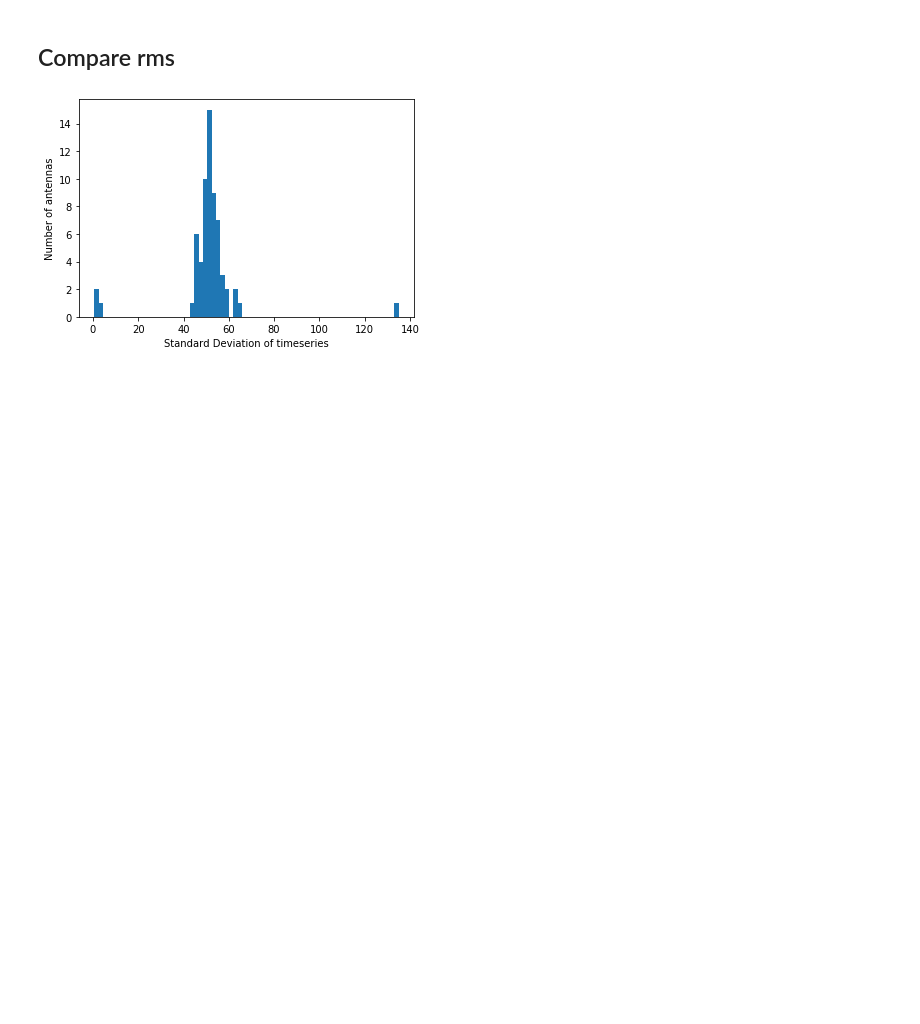
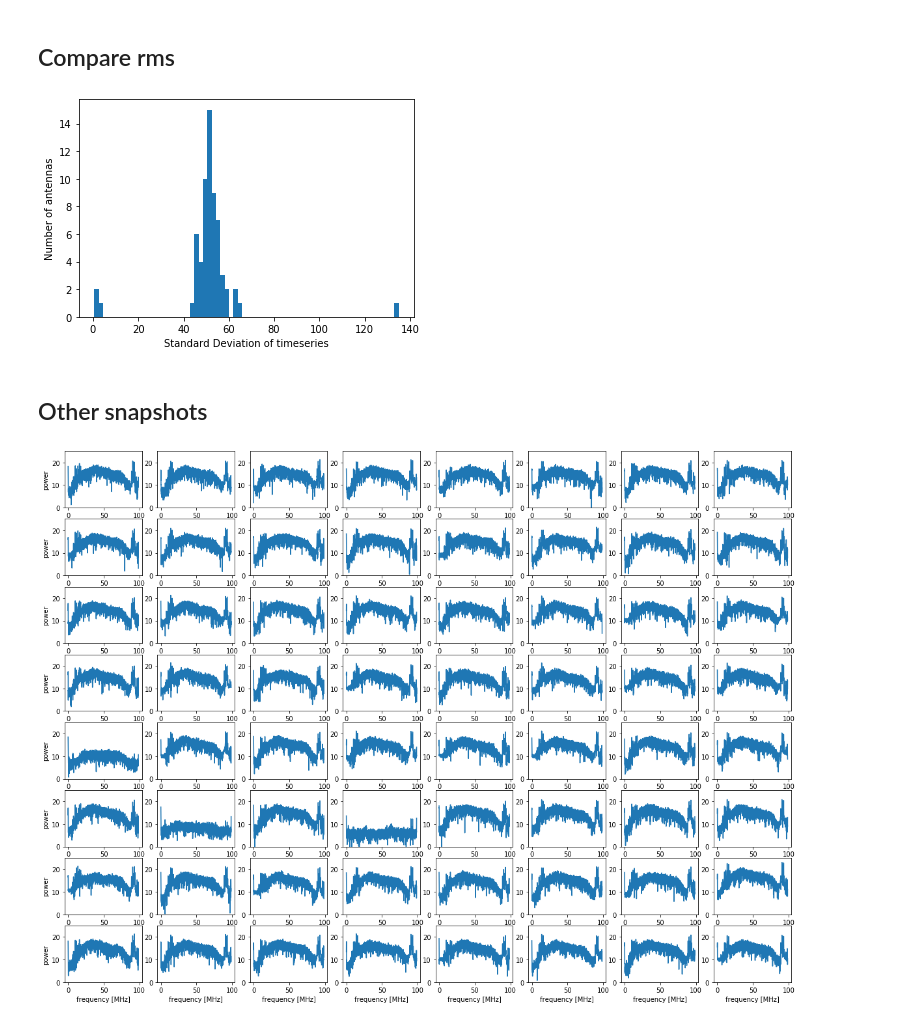
Before and after one commit to realtimeradio/caltech-lwa, a Jupyter notebook: cosmic_ray_scripts/data_capture/snapshot_inspection.ipynb, the cells around one changed output. Saved outputs shown, nothing was run; the diff lists cells and outputs as text; code cells hidden in the pictures; blank space fills up the shorter version.

```diff
--- a/cosmic_ray_scripts/data_capture/snapshot_inspection.ipynb
+++ b/cosmic_ray_scripts/data_capture/snapshot_inspection.ipynb
@@ -82,3 +82,22 @@ plt.ylabel("Number of antennas")
 plt.show()
 # %% [output]
 [figure]
+# %% [markdown]
+## Other snapshots
+# %%
+snapshot=np.load("/home/ubuntu/kplant/caltech-lwa/cosmic_ray_scripts/data_capture/snapshots/single_board_snapshot1631232774.1198697.npy")
+#plot spectra
+fbins=np.linspace(0,197/2,int(1+4096/2))
+
+plt.figure(figsize=(20,15))
+for i in range(64):
+    plt.subplot(8,8,1+i)
+    spec=np.fft.rfft(snapshot[:,i+4])
+    plt.plot(fbins,np.log(np.square(np.abs(spec))))
+    plt.ylim(0,25)
+    if i > 55:
+        plt.xlabel('frequency [MHz]')
+    if i%8==0:
+        plt.ylabel('power')
+# %% [output]
+[figure, added]
```
Also changed, not shown: parts of 1 cell of this notebook, 12 other files.
